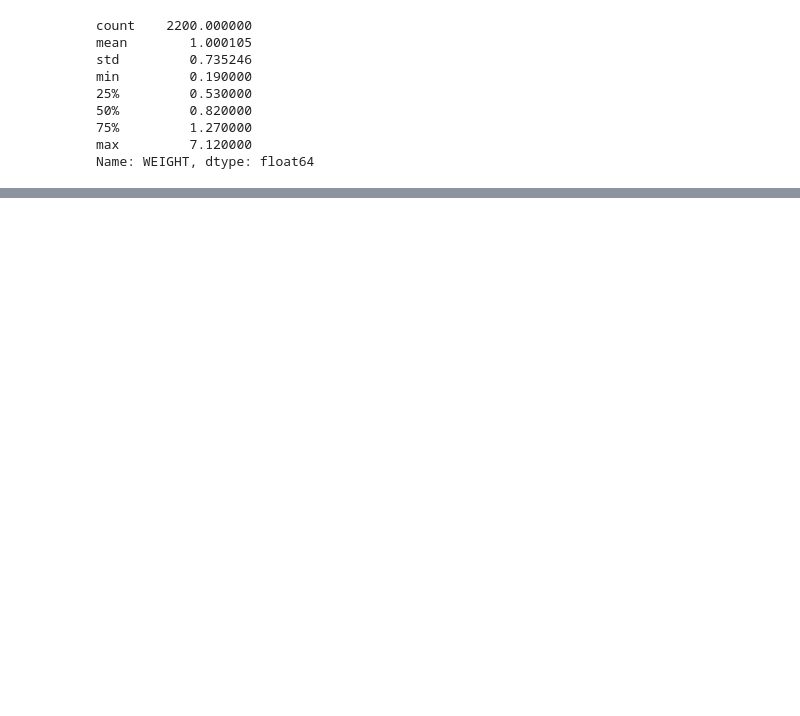
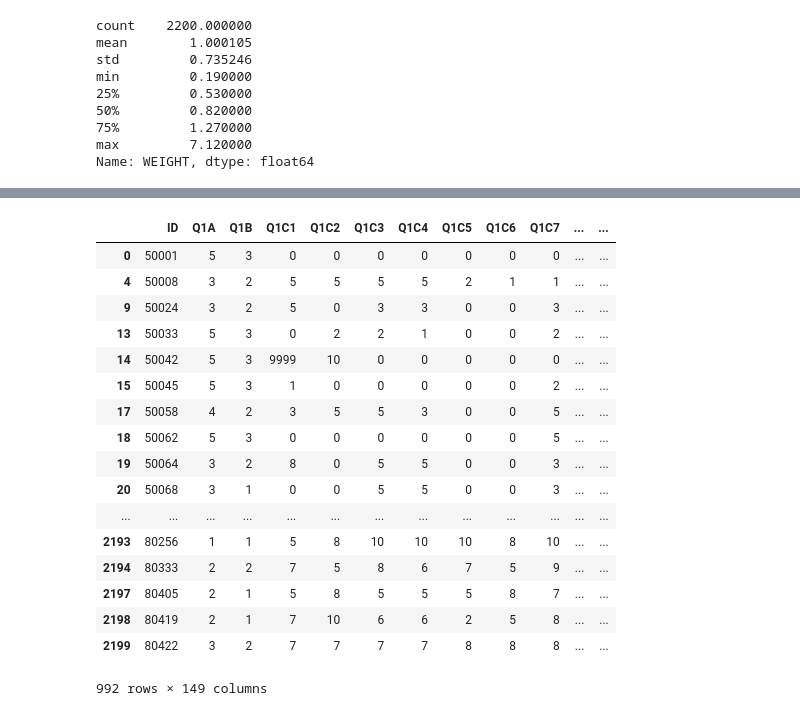
Before and after one commit to ICPSR/mybinder_test, a Jupyter notebook: samples/Teenage Attitudes and Practices Survey, 1989 [United States] (ICPSR 9786).ipynb, the cells around one changed output, grey strips where cells are left out. Drawn from its saved outputs; the diff is of its cells as text; code cells hidden in the pictures; blank space fills up the shorter version.

```diff
--- a/samples/Teenage Attitudes and Practices Survey, 1989 [United States] (ICPSR 9786).ipynb
+++ b/samples/Teenage Attitudes and Practices Survey, 1989 [United States] (ICPSR 9786).ipynb
@@ -46,0 +35,2 @@ A Jupyter Widget
+# %%
+df = df.drop(df.columns[[0]], axis = 1)
@@ -86,0 +224,37 @@ Name: WEIGHT, dtype: float64
+# %%
+#container = widgets.HBox(children=[use_date, month])
+
+# print "not using date"
+filter_list = [i for i in zip(df[xa.value] == ya.value)]
+temp_df = df[filter_list]
+x1 = temp_df[za.value]
+g.restyle({'x': [x1], 'name': xa.value, 'type': 'line plot', 'opacity': 0.75}, indices=0)
+g.relayout({'barmode': 'overlay'})
+# print temp_df.head()
+
+
+xa.observe(response, names="value")
+ya.observe(response, names="value")
+td.observe(response, names="value")
+za.observe(response, names="value")
+# %%
+temp_df
+# %% [output]
+|  | ID | Q1A | Q1B | Q1C1 | Q1C2 | Q1C3 | Q1C4 | Q1C5 | Q1C6 | Q1C7 | ... | ... |
+| 0 | 50001 | 5 | 3 | 0 | 0 | 0 | 0 | 0 | 0 | 0 | ... | ... |
+| 4 | 50008 | 3 | 2 | 5 | 5 | 5 | 5 | 2 | 1 | 1 | ... | ... |
+| 9 | 50024 | 3 | 2 | 5 | 0 | 3 | 3 | 0 | 0 | 3 | ... | ... |
+| 13 | 50033 | 5 | 3 | 0 | 2 | 2 | 1 | 0 | 0 | 2 | ... | ... |
+| 14 | 50042 | 5 | 3 | 9999 | 10 | 0 | 0 | 0 | 0 | 0 | ... | ... |
+| 15 | 50045 | 5 | 3 | 1 | 0 | 0 | 0 | 0 | 0 | 2 | ... | ... |
+| 17 | 50058 | 4 | 2 | 3 | 5 | 5 | 3 | 0 | 0 | 5 | ... | ... |
+| 18 | 50062 | 5 | 3 | 0 | 0 | 0 | 0 | 0 | 0 | 5 | ... | ... |
+| 19 | 50064 | 3 | 2 | 8 | 0 | 5 | 5 | 0 | 0 | 3 | ... | ... |
+| 20 | 50068 | 3 | 1 | 0 | 0 | 5 | 5 | 0 | 0 | 3 | ... | ... |
+| ... | ... | ... | ... | ... | ... | ... | ... | ... | ... | ... | ... | ... |
+| 2193 | 80256 | 1 | 1 | 5 | 8 | 10 | 10 | 10 | 8 | 10 | ... | ... |
+| 2194 | 80333 | 2 | 2 | 7 | 5 | 8 | 6 | 7 | 5 | 9 | ... | ... |
+| 2197 | 80405 | 2 | 1 | 5 | 8 | 5 | 5 | 5 | 8 | 7 | ... | ... |
+| 2198 | 80419 | 2 | 1 | 7 | 10 | 6 | 6 | 2 | 5 | 8 | ... | ... |
+| 2199 | 80422 | 3 | 2 | 7 | 7 | 7 | 7 | 8 | 8 | 8 | ... | ... |
+992 rows × 149 columns
```
Also changed, not shown: parts of 13 cells of this notebook, 6 other files.
